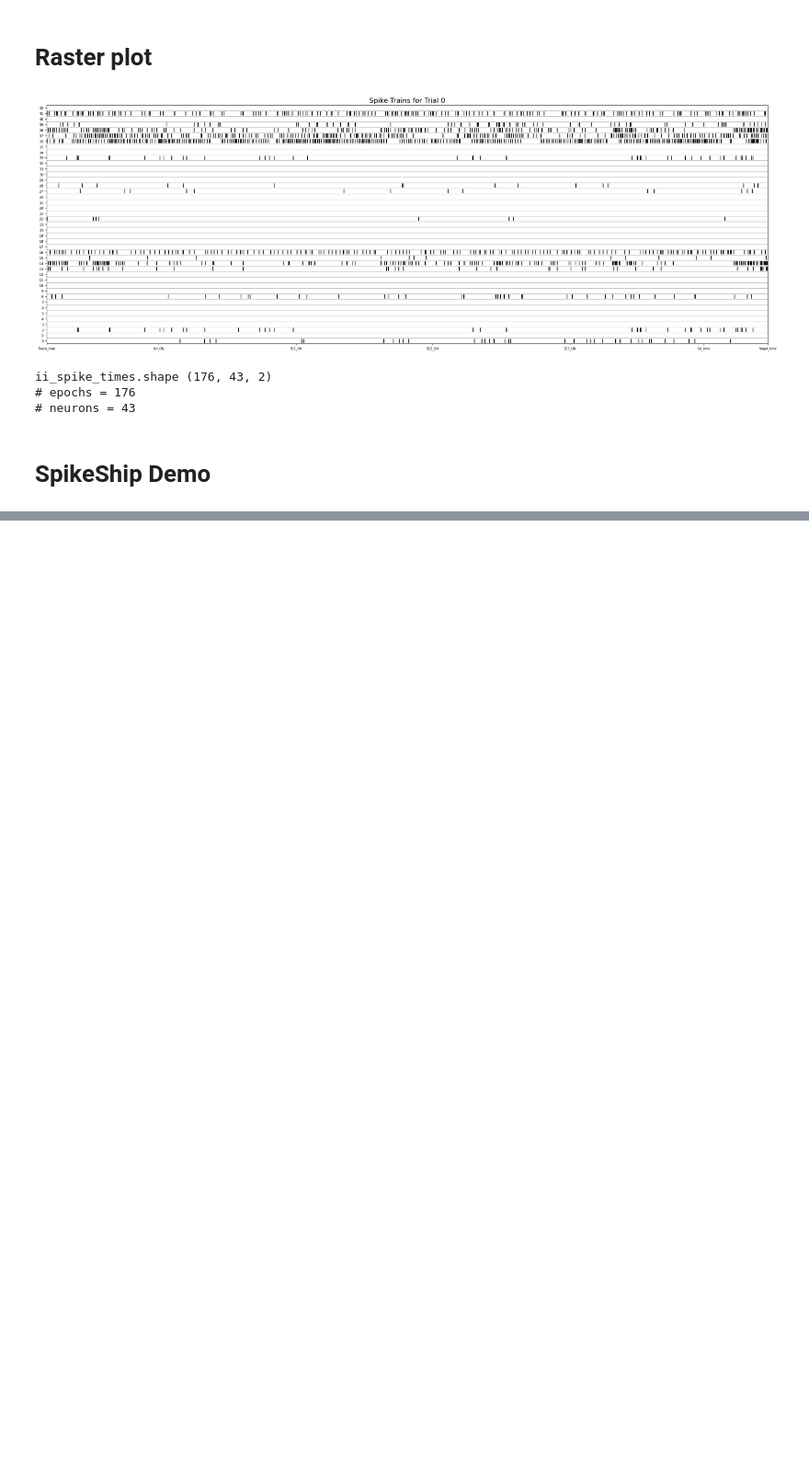
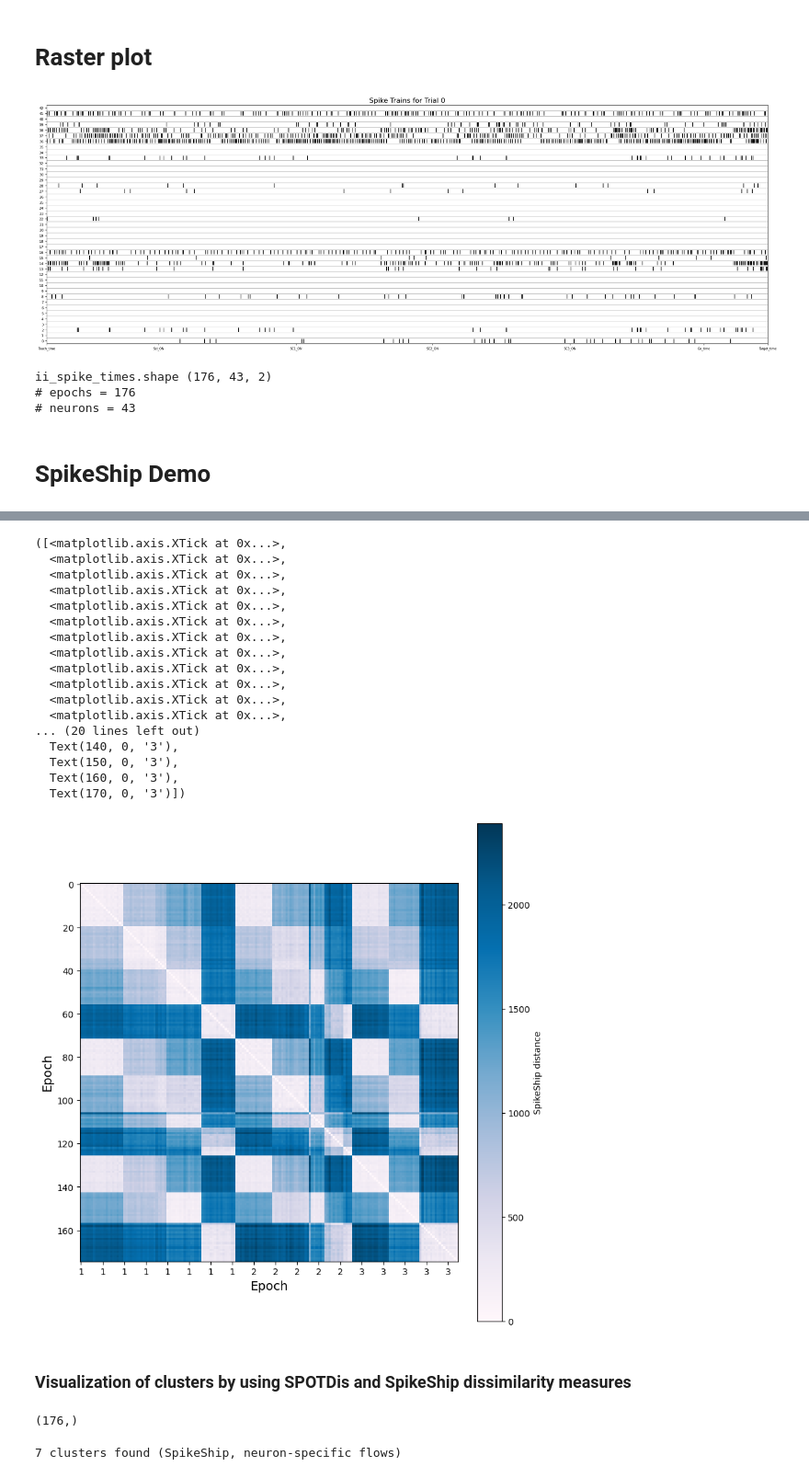
Before and after one commit to Lamifsud/pattern_classification_git, a Jupyter notebook: pipeline_drafts/spikeship.ipynb, the cells around one changed output, grey strips where cells are left out. Shown at 92% size. Cells and saved outputs as stored; diff of their text form; code cells hidden in the pictures; blank space fills up the shorter version.

```diff
--- a/pipeline_drafts/spikeship.ipynb
+++ b/pipeline_drafts/spikeship.ipynb
@@ -215,0 +291,4 @@ Wall time: 4.06 s
+# %%
+epoch_labels
+si = np.argsort(epoch_labels)
+si
@@ -229,0 +389,34 @@ plt.xlabel("Epoch", fontsize=14); plt.ylabel("Epoch", fontsize=14);
+# %%
+alpha = 0.5; marker = 'o';
+
+# true labels sorting
+#si = np.argsort(epoch_labels)
+
+plt.figure(figsize=(8,8), facecolor='w', constrained_layout=True)
+
+# dissimilarity matrices (vis)
+im0 = plt.imshow(spikeship_diss[:,si][si,:], cmap='PuBu')
+plt.colorbar(label="SpikeShip distance")
+plt.xlabel("Epoch", fontsize=14); plt.ylabel("Epoch", fontsize=14);
+plt.xticks(np.arange(0,175, 10), epoch_labels_tries[::10])
+# %% [output]
+([<matplotlib.axis.XTick at 0x...>,
+  <matplotlib.axis.XTick at 0x...>,
+  <matplotlib.axis.XTick at 0x...>,
+  <matplotlib.axis.XTick at 0x...>,
+  <matplotlib.axis.XTick at 0x...>,
+  <matplotlib.axis.XTick at 0x...>,
+  <matplotlib.axis.XTick at 0x...>,
+  <matplotlib.axis.XTick at 0x...>,
+  <matplotlib.axis.XTick at 0x...>,
+  <matplotlib.axis.XTick at 0x...>,
+  <matplotlib.axis.XTick at 0x...>,
+  <matplotlib.axis.XTick at 0x...>,
+... (20 lines left out)
+  Text(140, 0, '3'),
+  Text(150, 0, '3'),
+  Text(160, 0, '3'),
+  Text(170, 0, '3')])
+[figure, added]
+# %% [markdown]
+### Visualization of clusters by using SPOTDis and SpikeShip dissimilarity measures
@@ -229,0 +429,11 @@ plt.xlabel("Epoch", fontsize=14); plt.ylabel("Epoch", fontsize=14);
+# %%
+ss_dis_labels.shape
+# %% [output]
+(176,)
+# %%
+clusterer = hdbscan.HDBSCAN(metric='precomputed')
+ss_dis_labels = clusterer.fit_predict(spikeship_diss)
+
+print(len(np.unique(ss_dis_labels)), 'clusters found (SpikeShip, neuron-specific flows)')
+# %% [output]
+7 clusters found (SpikeShip, neuron-specific flows)
```
Also changed, not shown: parts of 18 cells of this notebook, 5 other files.
